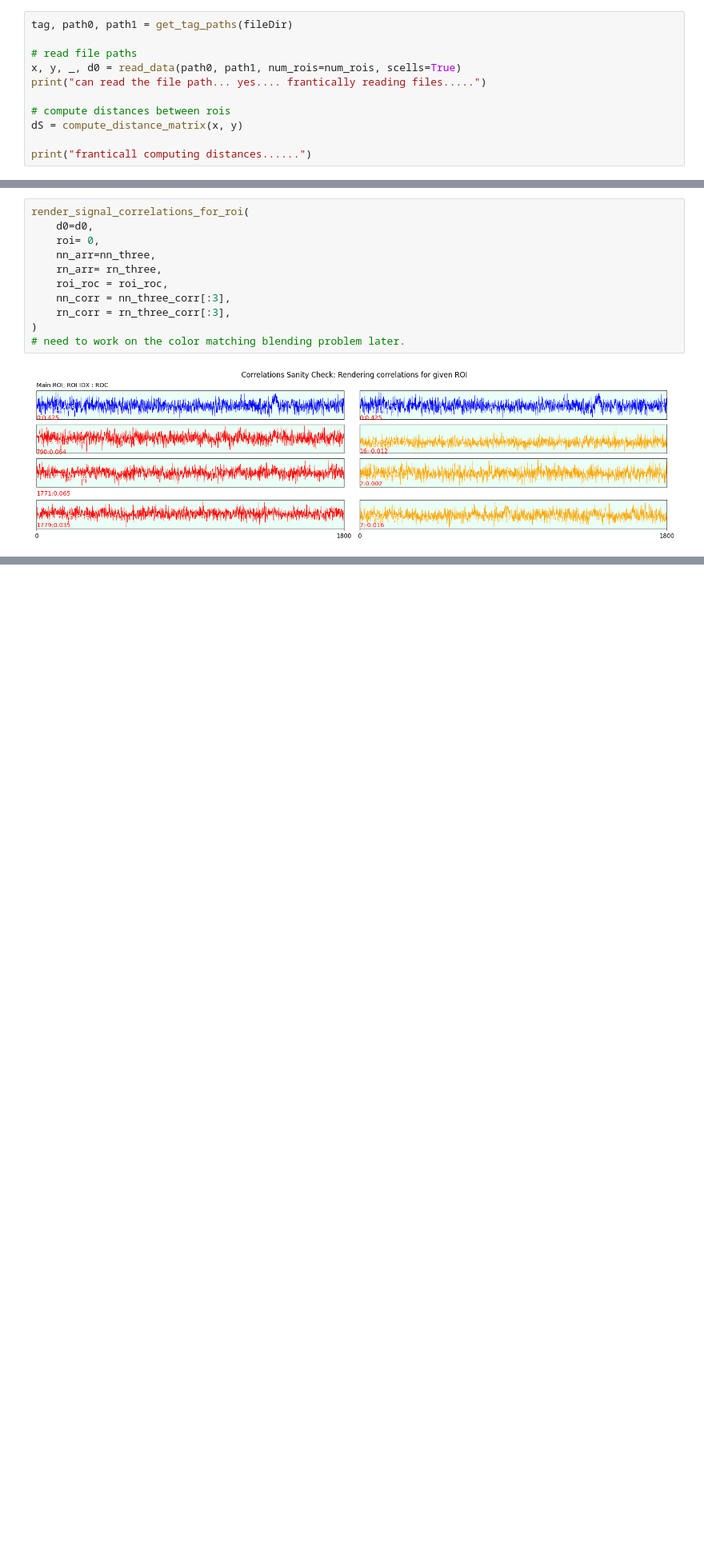
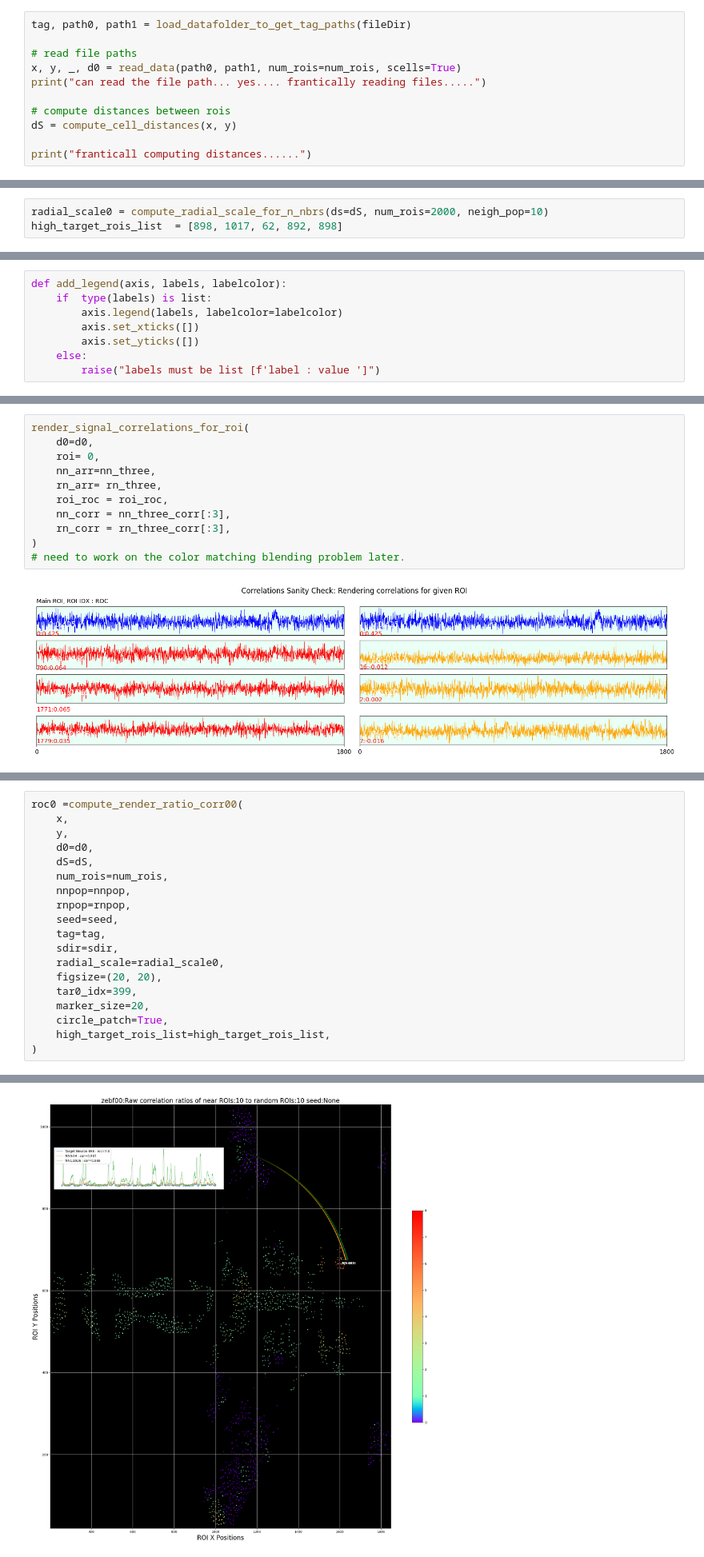
Before and after one commit to duutabib/local-gaucamole, a Jupyter notebook: notebooks/robustSigs/zebrafish_interactive_poorly_sensing.ipynb, the cells around one changed output, grey strips where cells are left out. Shown at 80% size. Saved outputs shown, nothing was run; the diff lists cells and outputs as text; blank space fills up the shorter version.

```diff
--- a/notebooks/robustSigs/zebrafish_interactive_poorly_sensing.ipynb
+++ b/notebooks/robustSigs/zebrafish_interactive_poorly_sensing.ipynb
@@ -193,12 +192,12 @@ l0.sort())
 # %%
-tag, path0, path1 = get_tag_paths(fileDir)
+tag, path0, path1 = load_datafolder_to_get_tag_paths(fileDir)
 
 # read file paths
 x, y, _, d0 = read_data(path0, path1, num_rois=num_rois, scells=True)
 print("can read the file path... yes.... frantically reading files.....")
 
 # compute distances between rois
-dS = compute_distance_matrix(x, y)
+dS = compute_cell_distances(x, y)
 
 print("franticall computing distances......")
 # %% [output]
@@ -597,3 +449,6 @@ def compute_render_ratio_corr0(
     # need to run this for different vmax, vmin, mid=1 (first make a function initerim a class later)
 
     return roc
+# %%
+radial_scale0 = compute_radial_scale_for_n_nbrs(ds=dS, num_rois=2000, neigh_pop=10)
+high_target_rois_list  = [898, 1017, 62, 892, 898]
@@ -851,3 +948,11 @@ inset_positions_low = (0.01, 0.2, 0.5, 0.1)
+# %%
+def add_legend(axis, labels, labelcolor):
+    if  type(labels) is list:
+        axis.legend(labels, labelcolor=labelcolor)
+        axis.set_xticks([])
+        axis.set_yticks([])
+    else:
+        raise("labels must be list [f'label : value ']")
 # %%
 def insert_inset_plot_seg(
       roc,
@@ -932,0 +1272,20 @@ render_signal_correlations_for_roi(
+# %%
+roc0 =compute_render_ratio_corr00(
+    x,
+    y,
+    d0=d0,
+    dS=dS,
+    num_rois=num_rois,
+    nnpop=nnpop,
+    rnpop=rnpop,
+    seed=seed,
+    tag=tag,
+    sdir=sdir,
+    radial_scale=radial_scale0,
+    figsize=(20, 20),
+    tar0_idx=399,
+    marker_size=20,
+    circle_patch=True,
+    high_target_rois_list=high_target_rois_list,
+)
+# %% [output]
@@ -932,0 +1293 @@ render_signal_correlations_for_roi(
+[figure, added]
```
Also changed, not shown: parts of 22 cells of this notebook.
